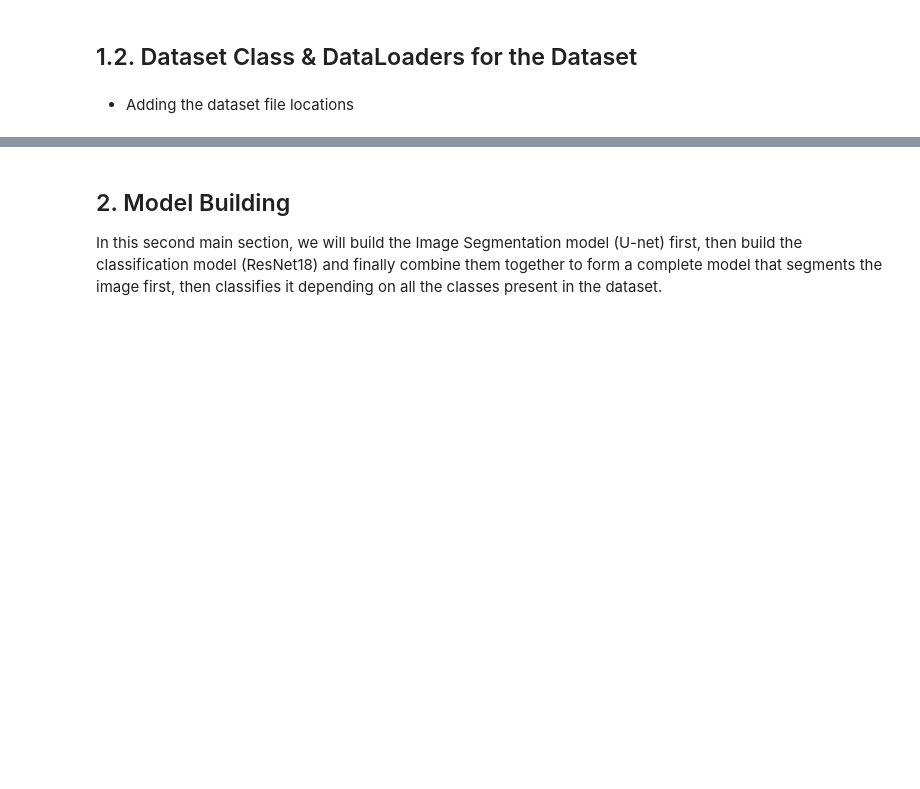
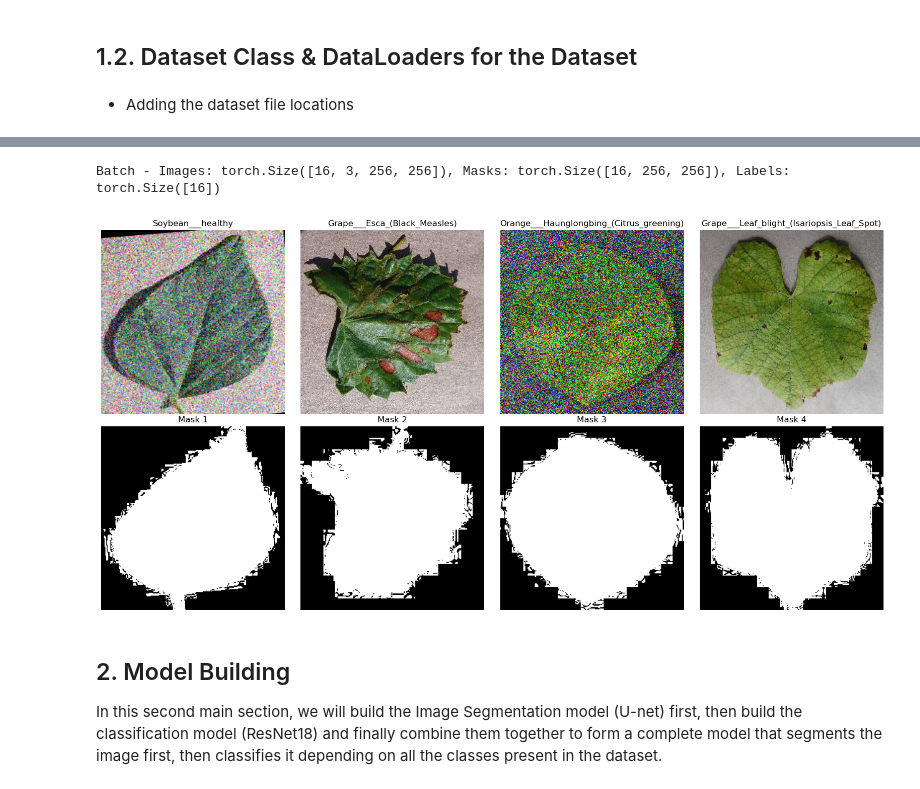
Before and after one commit to BaselMohamed802/Plants-Disease-Detection---Identification, a Jupyter notebook: model_building.ipynb, the cells around one changed output, grey strips where cells are left out. Saved outputs shown, nothing was run; the diff lists cells and outputs as text; code cells hidden in the pictures; blank space fills up the shorter version.

Commit message:
Add more Code images.

```diff
--- a/model_building.ipynb
+++ b/model_building.ipynb
@@ -150,9 +178,0 @@ test_loader = DataLoader(test_dataset, batch_size=4, shuffle=False, num_workers=
-# %%
-# Test the dataset first without DataLoader
-print("Testing dataset access...")
-for i in range(min(3, len(test_dataset))):
-    try:
-        image, mask = test_dataset[i]
-        print(f"Sample {i}: image shape {image.shape}, mask shape {mask.shape}")
-    except Exception as e:
-        print(f"Error loading sample {i}: {e}")
@@ -164,7 +179,9 @@ Sample 2: image shape torch.Size([3, 256, 256]), mask shape torch.Size([256, 256
 # %%
 # Testing DataLoaders
-for images, masks in test_loader:
-    print(f"Image batch shape: {images.shape}")
-    print(f"Mask batch shape: {masks.shape}")
-    break
+for images, masks, labels in test_loader:
+    for i in range(4):
+            print(f"Images Shape: {images.shape}, Masks Shape: {masks.shape}, Labels Shape: {labels.shape}")
+            label_idx = labels[i].item()
+            class_names = [key for key, value in train_dataset.class_to_idx.items() if value == label_idx]
+            print(f"Class Name: {class_names[0]}")
 # %% [output]
@@ -173,3 +205,42 @@ Mask batch shape: torch.Size([16, 256, 256])
+# %%
+# Function to visualize a batch of images and masks
+def visualize_batch(images, masks, labels, num_samples=4):
+    fig, axes = plt.subplots(2, num_samples, figsize=(16, 8))
+
+    # Denormalization parameters (from your Albumentations transform)
+    mean = torch.tensor([0.485, 0.456, 0.406]).view(1, 3, 1, 1)
+    std = torch.tensor([0.229, 0.224, 0.225]).view(1, 3, 1, 1)
+
+    # Denormalize images
+    images_denorm = images * std + mean
+    images_denorm = torch.clamp(images_denorm, 0, 1)
+
+    # Get Image class names
+    label_idx = labels[:num_samples].tolist()
+    class_names = [key for key, value in train_dataset.class_to_idx.items()]
+
+    for i in range(num_samples):
+        # Display image
+        axes[0, i].imshow(images_denorm[i].permute(1, 2, 0))
+        axes[0, i].set_title(f'{class_names[label_idx[i]]}')
+        axes[0, i].axis('off')
+
+        # Display mask
+        axes[1, i].imshow(masks[i].squeeze(), cmap='gray')
+        axes[1, i].set_title(f'Mask {i+1}')
+        axes[1, i].axis('off')
+
+    plt.tight_layout()
+    plt.show()
+
+# Test it with your data loader
+for images, masks, labels in train_loader:
+    print(f"Batch - Images: {images.shape}, Masks: {masks.shape}, Labels: {labels.shape}")
+    visualize_batch(images, masks, labels)
+    break
+# %% [output]
+Batch - Images: torch.Size([16, 3, 256, 256]), Masks: torch.Size([16, 256, 256]), Labels: torch.Size([16])
+[figure, added]
 # %% [markdown]
 ## 2. Model Building
 In this second main section, we will build the Image Segmentation model (U-net) first, then build the classification model (ResNet18) and finally combine them together to form a complete model that segments the image first, then classifies it depending on all the classes present in the dataset.
```
Also changed, not shown: parts of 8 cells of this notebook, 4 other files.
